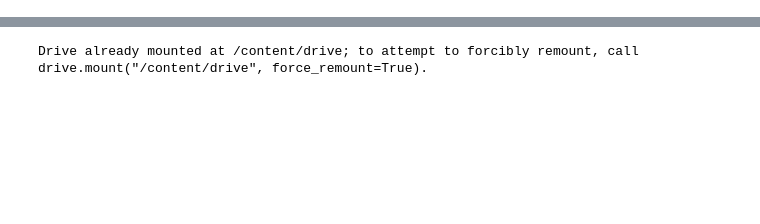
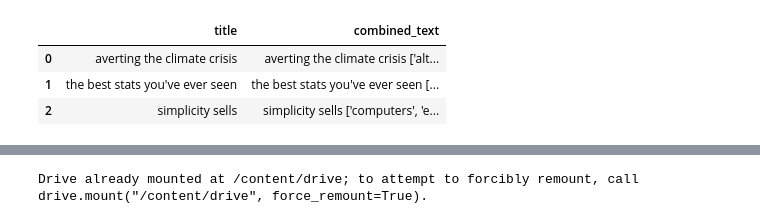
Before and after one commit to springboardmentor0702-lgtm/Personalized-TED-Talks-Recommendation-System, a Jupyter notebook: TED_Talk_Recommendation_System.ipynb, the cells around one changed output, grey strips where cells are left out. Drawn from its saved outputs; the diff is of its cells as text; code cells hidden in the pictures; blank space fills up the shorter version.

```diff
--- a/TED_Talk_Recommendation_System.ipynb
+++ b/TED_Talk_Recommendation_System.ipynb
@@ -370,0 +619,54 @@ memory usage: 97.5+ KB
+# %%
+#Data Cleaning Decisions
+text_columns = ["title", "topics", "description", "transcript"]
+for col in text_columns:
+    df[col] = df[col].fillna("").astype(str)
+
+#cleaning code
+def clean_text(text):
+    text = text.lower()
+    text = re.sub(r"http\S+|www\.\S+", " ", text)
+    text = re.sub(r"[^a-z0-9\s]", " ", text)
+    text = re.sub(r"\s+", " ", text)
+    return text.strip()
+
+df["occupations"] = df["occupations"].fillna("Unknown")
+df["about_speakers"] = df["about_speakers"].fillna("")
+df["all_speakers"] = df["all_speakers"].fillna(df["speaker_1"])
+
+#Standardize text
+df["title"] = (
+    df["title"]
+      .str.lower()
+      .str.strip()
+)
+df["description"] = (
+    df["description"]
+      .str.lower()
+      .str.strip()
+)
+df["transcript"] = (
+    df["transcript"]
+      .str.lower()
+      .str.strip()
+)
+df["topics"] = (
+    df["topics"]
+      .str.lower()
+      .str.strip()
+)
+
+#create combined text
+df["combined_text"] = (
+    df["title"].fillna("") + " " +
+    df["topics"].fillna("") + " " +
+    df["description"].fillna("") + " " +
+    df["transcript"].fillna("")
+)
+
+display(df[["title", "combined_text"]].head(3))
+# %% [output]
+|  | title | combined_text |
+| 0 | averting the climate crisis | averting the climate crisis ['alt... |
+| 1 | the best stats you've ever seen | the best stats you've ever seen [... |
+| 2 | simplicity sells | simplicity sells ['computers', 'e... |
```
Also changed, not shown: parts of 4 cells of this notebook.
